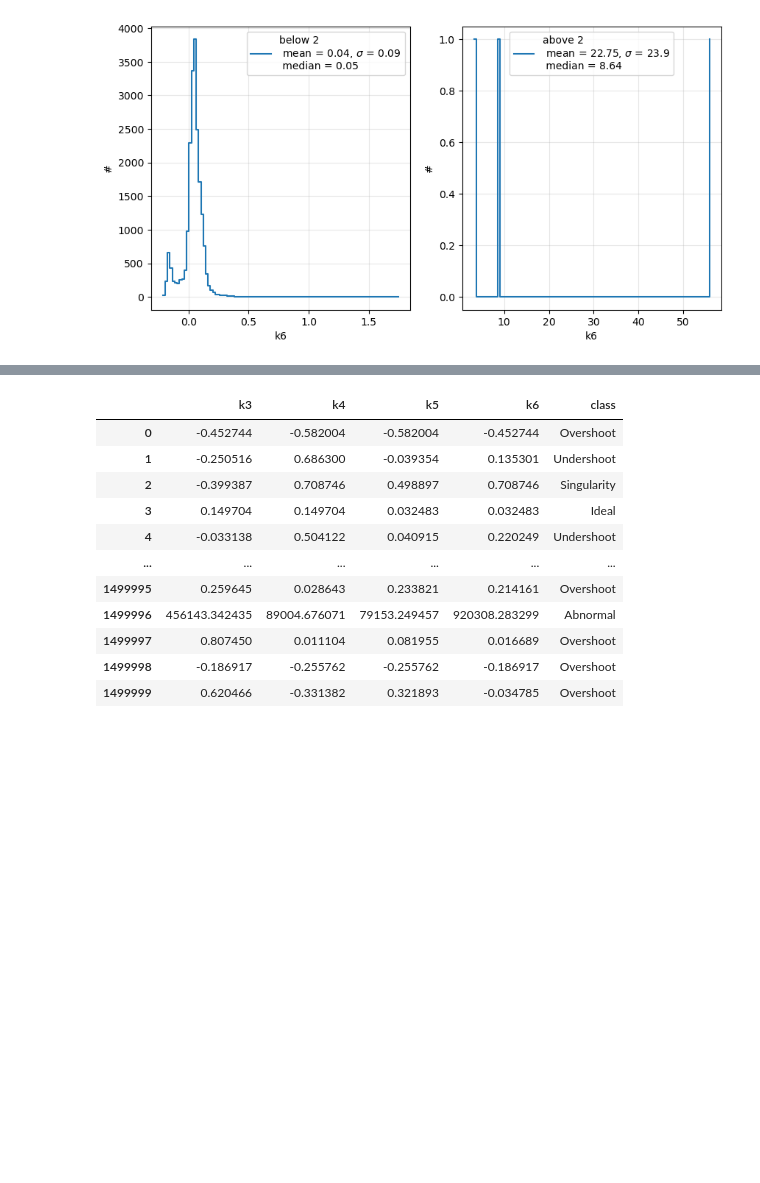
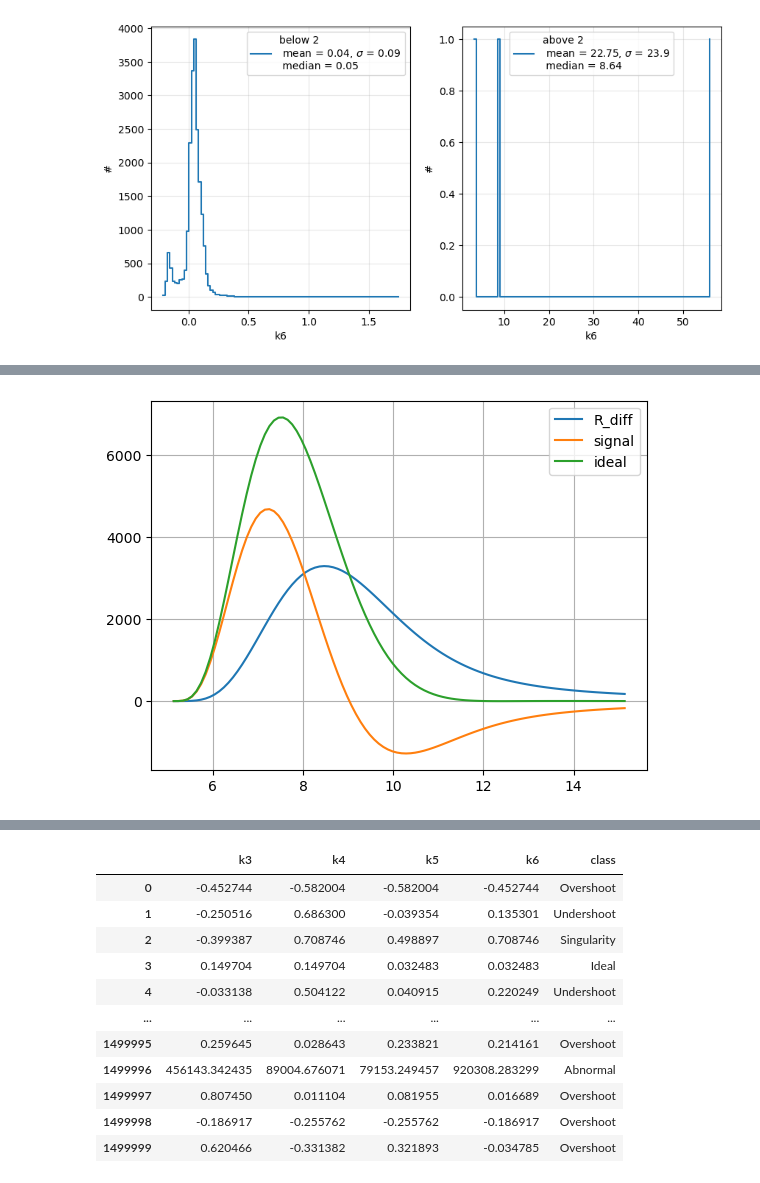
Before and after one commit to fanrado/CHN_CLASSIFIER_CE, a Jupyter notebook: Generate data for response function.ipynb, the cells around one changed output, grey strips where cells are left out. Cells and saved outputs as stored; diff of their text form; code cells hidden in the pictures; blank space fills up the shorter version.

```diff
--- a/Generate data for response function.ipynb
+++ b/Generate data for response function.ipynb
@@ -139 +159,12 @@ plt.show()
 '\n1. Ideal: k3[i]=k4[i] and k5[i]=k6[i], or k3[i]=k6[i] and k4[i]=k5[i]\n2. Singularity: k4[i]=k6[i]\n3. Overshoot: (k3[i]>k4[i] and k5[i]>=k6[i]), or (k5[i]>k6[i] and k3[i]>=k4[i]), or (k4[i]<k5[i]  ...
+# %%
+R_diff = R_response_legacy-R
+plt.figure()
+plt.plot(x, R_diff, label='R_diff')
+plt.plot(x, R, label='signal')
+plt.plot(x, R_response_legacy, label='ideal')
+plt.grid(True)
+plt.legend()
+plt.show()
+# %% [output]
+[figure, added]
```
Also changed, not shown: parts of 10 cells of this notebook.
